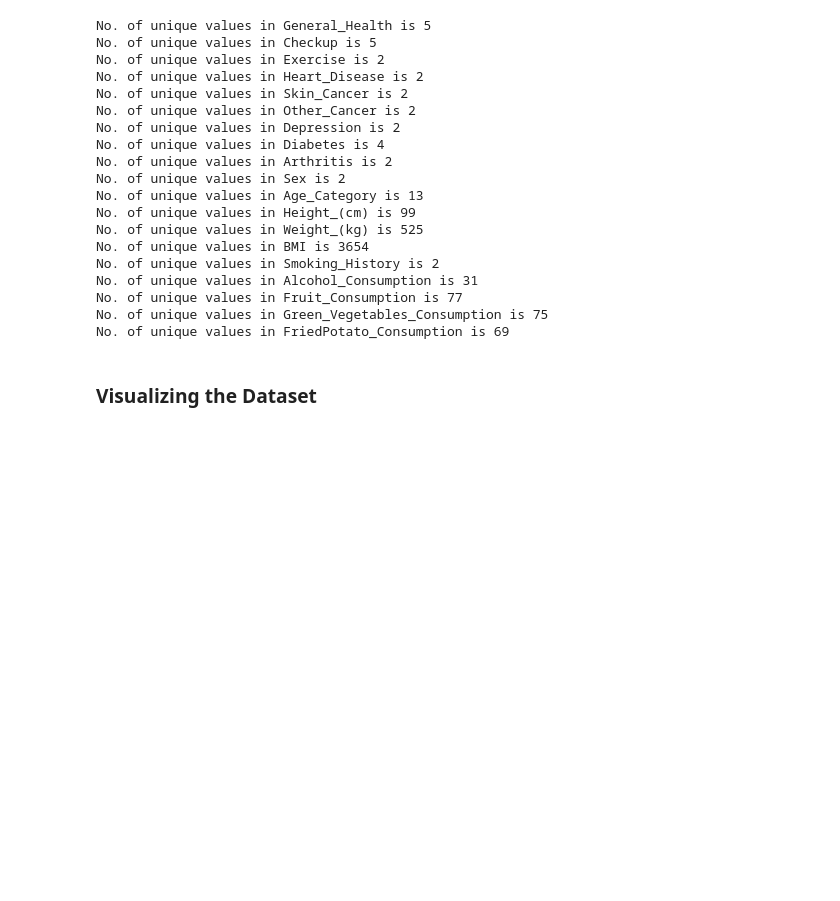
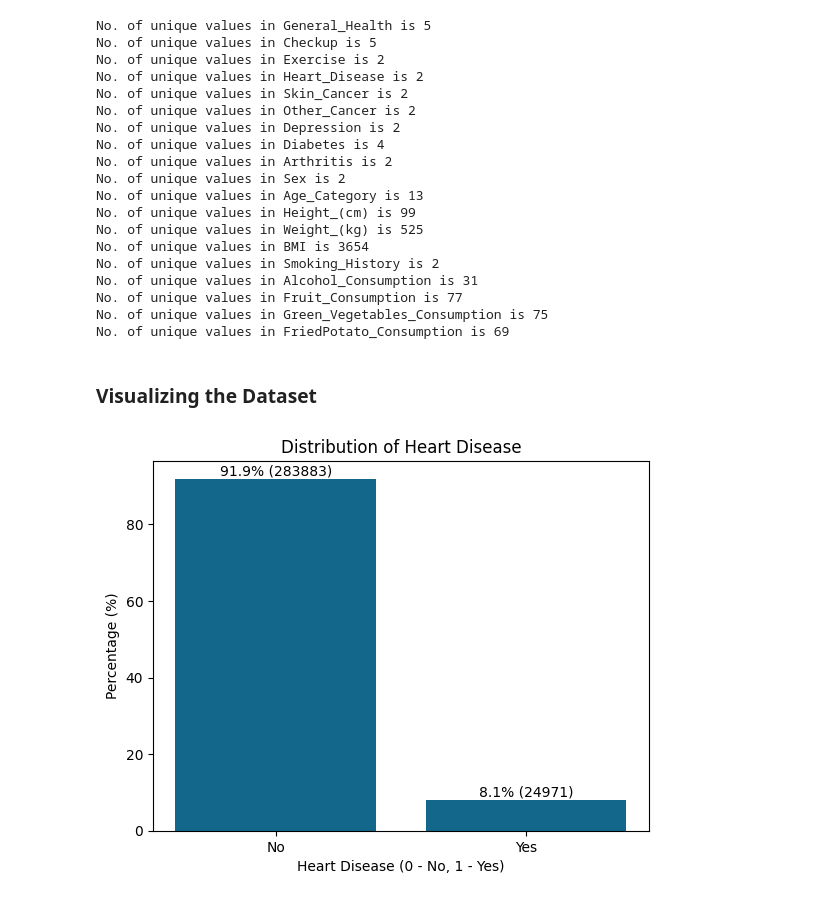
Before and after one commit to Sara18Santos/ProjetoIAA, a Jupyter notebook: Data Analysis.ipynb, the cells around one changed output. Saved outputs shown, nothing was run; the diff lists cells and outputs as text; code cells hidden in the pictures; blank space fills up the shorter version.

Commit message:
distribuição do heart disease - grafico

```diff
--- a/Data Analysis.ipynb
+++ b/Data Analysis.ipynb
@@ -182,3 +182,21 @@ No. of unique values in Green_Vegetables_Consumption is 75
 No. of unique values in FriedPotato_Consumption is 69
 # %% [markdown]
 ### Visualizing the Dataset
+# %%
+# percentagem de pessoas com heart disease
+heart_disease = df['Heart_Disease'].value_counts()
+heart_disease_percentage = (heart_disease / heart_disease.sum()) * 100
+
+plt.bar(heart_disease.index, heart_disease_percentage.values, color='#13678A')
+plt.xlabel('Heart Disease (0 - No, 1 - Yes)')
+plt.ylabel('Percentage (%)')
+plt.title('Distribution of Heart Disease')
+plt.xticks(heart_disease.index)
+
+for i, (count, percentage) in enumerate(zip(heart_disease.values, heart_disease_percentage.values)):
+    plt.text(heart_disease.index[i], percentage, f'{percentage:.1f}% ({count})',
+             ha='center', va='bottom')
+
+plt.show()
+# %% [output]
+[figure, added]
```
